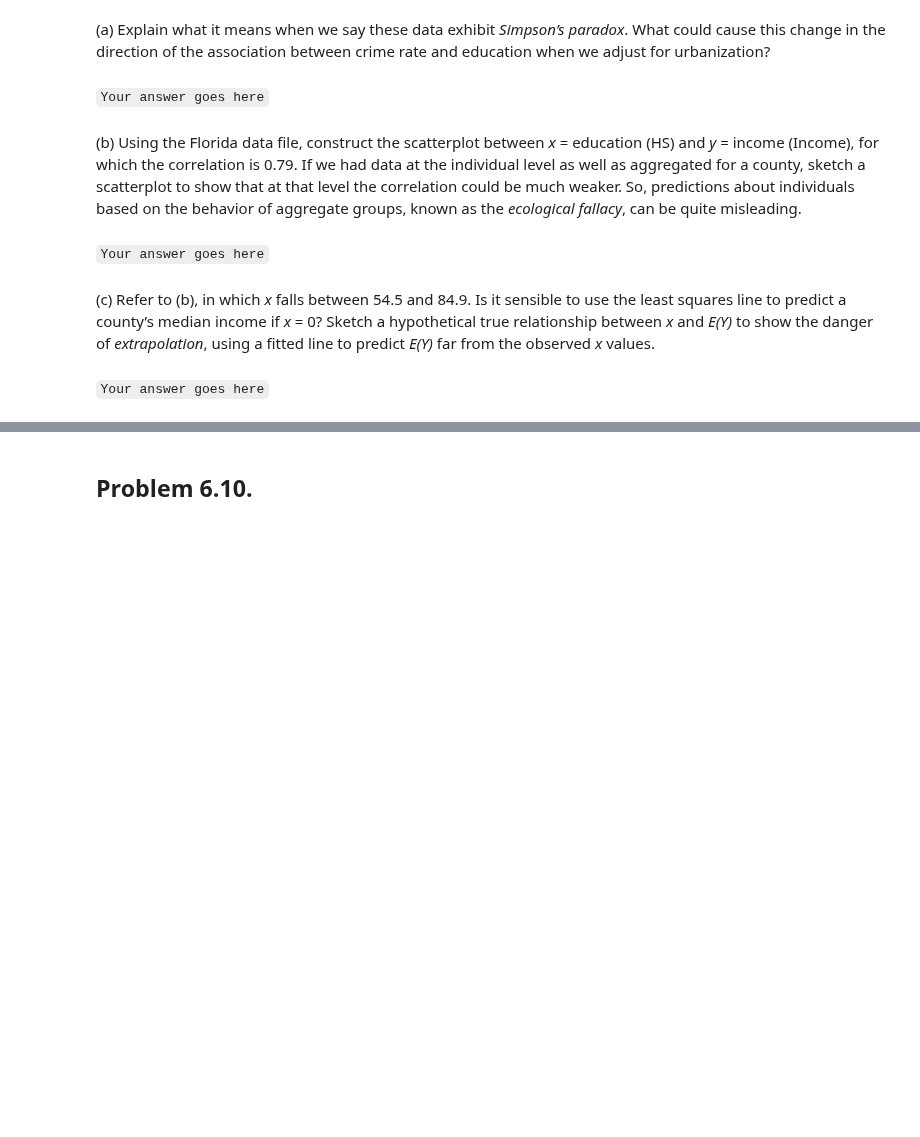
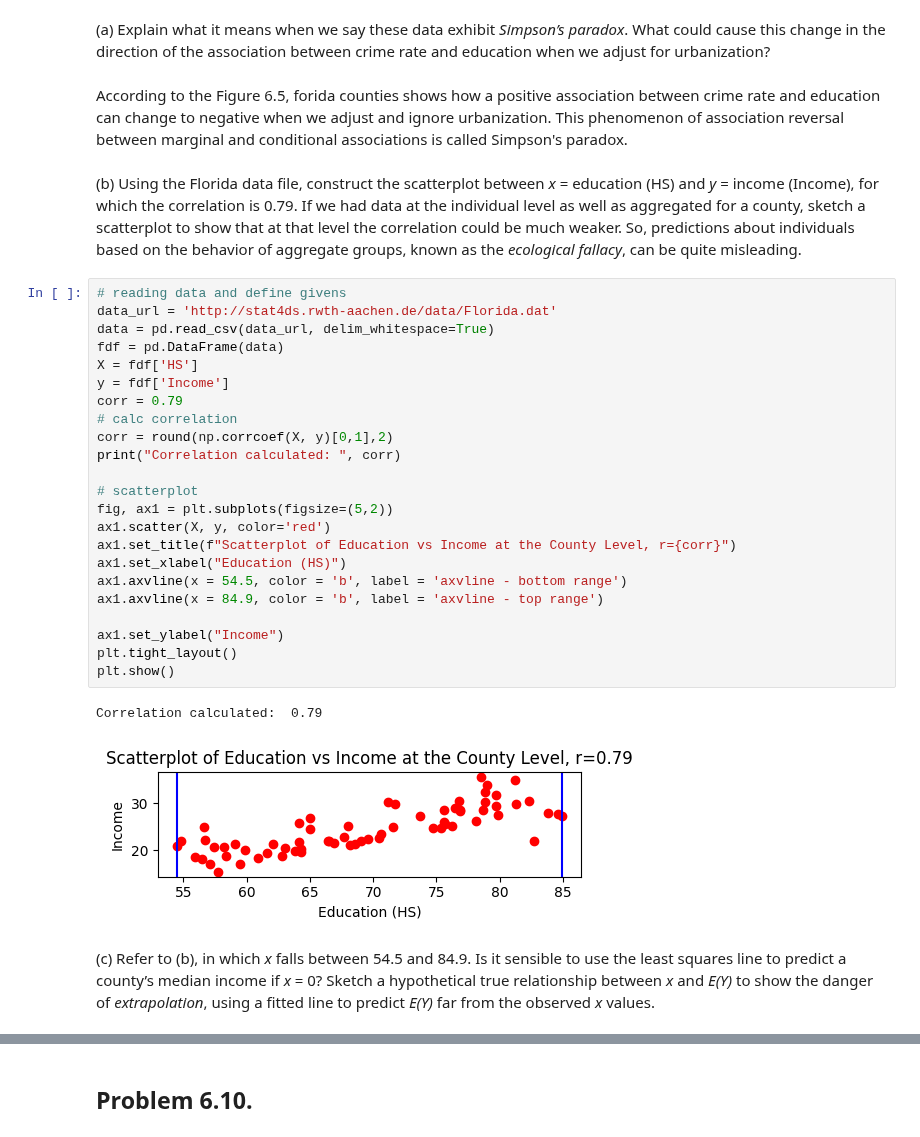
Before and after one commit to samancha/AAI_500_ProbsAndStats, a Jupyter notebook: mod6/Steve_AAI_500_M6_Assignment_Template.ipynb, the cells around one changed output, grey strips where cells are left out. Cells and saved outputs as stored; diff of their text form; blank space fills up the shorter version.

```diff
--- a/mod6/Steve_AAI_500_M6_Assignment_Template.ipynb
+++ b/mod6/Steve_AAI_500_M6_Assignment_Template.ipynb
@@ -124,15 +324,37 @@ Refer to the example in Section 6.2.5 of the crime rate in Florida counties.
 # %% [markdown]
 (a) Explain what it means when we say these data exhibit *Simpson’s paradox*. What could cause this change in the direction of the association between crime rate and education
 when we adjust for urbanization?
-# %% [markdown]
-`Your answer goes here`
+# %% [markdown]
+According to the Figure 6.5, forida counties shows how a positive association between crime rate and education can change to negative when we adjust and ignore urbanization. This phenomenon of association reversal between marginal and conditional associations is called Simpson's paradox.
 # %% [markdown]
 (b) Using the Florida data file, construct the scatterplot between *x* = education (HS) and *y* = income (Income), for which the correlation is 0.79. If we had data at the individual
 level as well as aggregated for a county, sketch a scatterplot to show that at that level the correlation could be much weaker. So, predictions about individuals based on the
 behavior of aggregate groups, known as the *ecological fallacy*, can be quite misleading.
-# %% [markdown]
-`Your answer goes here`
+# %%
+# reading data and define givens
+data_url = 'http://stat4ds.rwth-aachen.de/data/Florida.dat'
+data = pd.read_csv(data_url, delim_whitespace=True)
+fdf = pd.DataFrame(data)
+X = fdf['HS']
+y = fdf['Income']
+corr = 0.79
+# calc correlation
+corr = round(np.corrcoef(X, y)[0,1],2)
+print("Correlation calculated: ", corr)
+
+# scatterplot
+fig, ax1 = plt.subplots(figsize=(5,2))
+ax1.scatter(X, y, color='red')
+ax1.set_title(f"Scatterplot of Education vs Income at the County Level, r={corr}")
+ax1.set_xlabel("Education (HS)")
+ax1.axvline(x = 54.5, color = 'b', label = 'axvline - bottom range')
+ax1.axvline(x = 84.9, color = 'b', label = 'axvline - top range')
+
+ax1.set_ylabel("Income")
+plt.tight_layout()
+plt.show()
+# %% [output]
+Correlation calculated:  0.79
+[figure, added]
 # %% [markdown]
 (c) Refer to (b), in which *x* falls between 54.5 and 84.9. Is it sensible to use the least squares line to predict a county’s median income if *x* = 0? Sketch a hypothetical true relationship between *x* and *E(Y)* to show the danger of *extrapolation*, using a fitted line to predict *E(Y)* far from the observed *x* values.
-# %% [markdown]
-`Your answer goes here`
```
Also changed, not shown: parts of 82 cells of this notebook, 2 other files.
